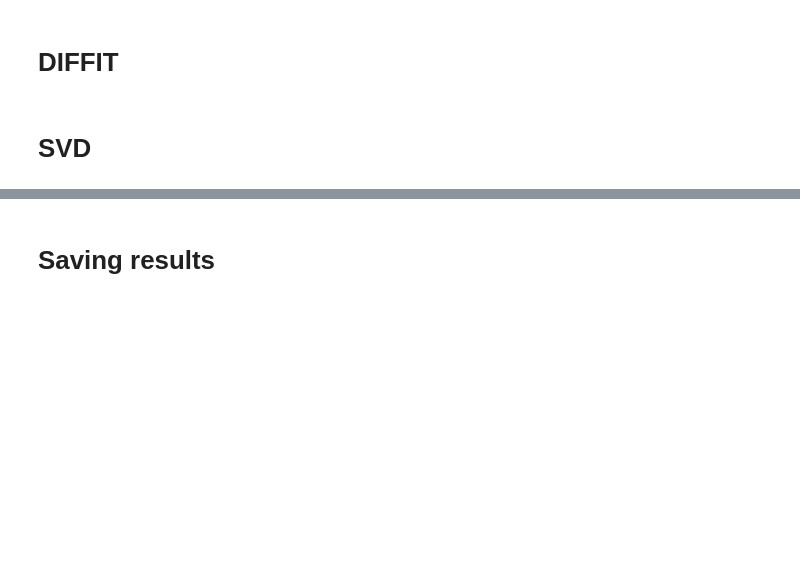
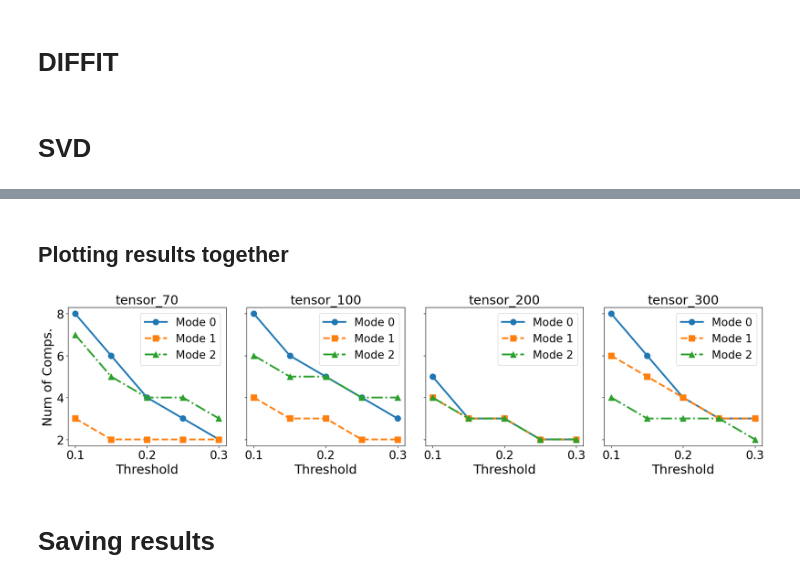
Before and after one commit to pablovadillo/Tensordecomposition, a Jupyter notebook: Tucker_components.ipynb, the cells around one changed output, grey strips where cells are left out. Drawn from its saved outputs; the diff is of its cells as text; code cells hidden in the pictures; blank space fills up the shorter version.

```diff
--- a/Tucker_components.ipynb
+++ b/Tucker_components.ipynb
@@ -194 +195,3 @@ for threshold, errors in all_errors_by_threshold.items():
 ... (29 outputs left out)
+# %% [markdown]
+## Plotting results together
@@ -195,3 +231,60 @@ for threshold, errors in all_errors_by_threshold.items():
+# %%
+import os
+
+# Set folder to save plots
+current_path = os.getcwd()
+save_folder = f'{current_path}/Results'
+os.makedirs(save_folder, exist_ok=True)  # create folder if it doesn't exist
+
+# Convert thresholds to sorted list
+thresholds = sorted(results_threshold.keys())
+tensor_names = ['tensor_70', 'tensor_100', 'tensor_200', 'tensor_300']
+modes = [0, 1, 2]
+
+# Define line styles and markers for each mode
+line_styles = ['-', '--', '-.']
+markers = ['o', 's', '^']
+
+# Create 1x4 subplots (horizontal layout)
+fig, axes = plt.subplots(1, 4, figsize=(18, 5), sharey=True)
+axes = axes.flatten()
+
+for idx, tensor_name in enumerate(tensor_names):
+    ax = axes[idx]
+    modes_data = {0: [], 1: [], 2: []}
+
+    # Collect data per mode
+    for threshold in thresholds:
+        ranks = results_threshold[threshold][tensor_name]
+        for mode in modes:
+            modes_data[mode].append(ranks[mode])
+
+    # Plot each mode with unique line+marker
+    for mode in modes:
+        ax.plot(thresholds, modes_data[mode],
+                linestyle=line_styles[mode],
+                marker=markers[mode],
+                label=f'Mode {mode}')
+
+    ax.set_title(f'{tensor_name}')
+    ax.set_xlabel('Threshold')
+    if idx == 0:
+        ax.set_ylabel('Num of Comps.')
+    ax.legend()
+
+plt.tight_layout()
+
+# Save to folder
+pdf_path = os.path.join(save_folder, 'components_vs_threshold.pdf')
+png_path = os.path.join(save_folder, 'components_vs_threshold.png')
+plt.savefig(pdf_path, bbox_inches='tight')
+plt.savefig(png_path, bbox_inches='tight')
+
+# print(f"Saved figure to:\n  {pdf_path}\n  {png_path}")
+
+plt.show()
+# %% [output]
+[figure, added]
 # %% [markdown]
 # Saving results
 # %%
```
Also changed, not shown: parts of 4 cells of this notebook.
